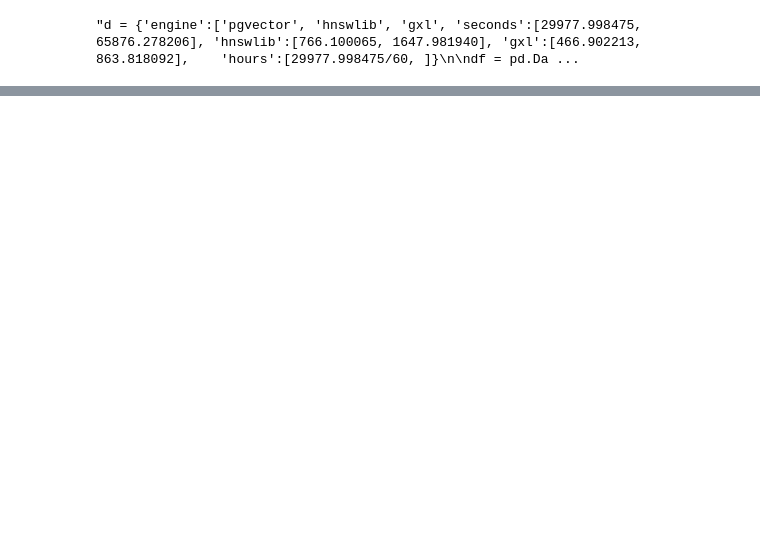
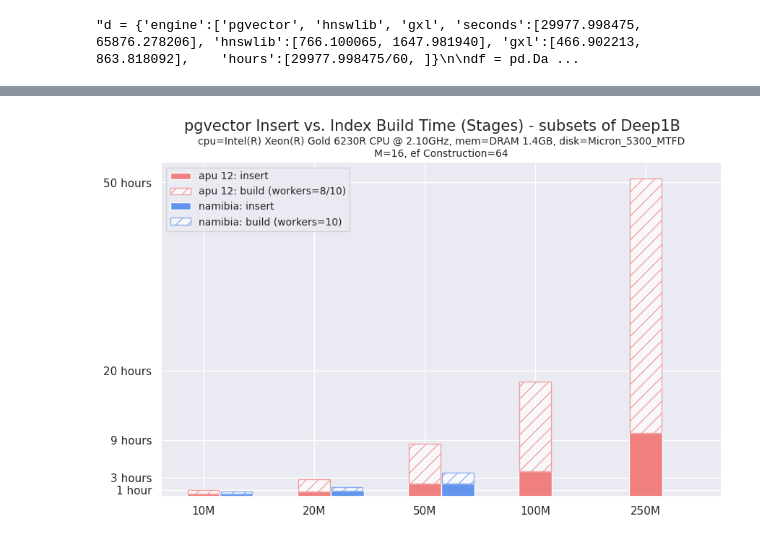
Before and after one commit to iamsabhoho/pgvector, a Jupyter notebook: gsi/analyze.ipynb, the cells around one changed output, grey strips where cells are left out. Cells and saved outputs as stored; diff of their text form; code cells hidden in the pictures; blank space fills up the shorter version.

```diff
--- a/gsi/analyze.ipynb
+++ b/gsi/analyze.ipynb
@@ -552,0 +529,88 @@ with sns.axes_style("white"):
+# %%
+# stacked
+# pgvector insert vs index build
+
+import seaborn as sns
+
+# data
+# apu 12
+insert_1 = np.array([1455.804854, 3002.124852, 7313.530771, 14609.566409, 36580.73947])
+build_1 = np.array([3787.477359-1455.804854, 9898.810132-3002.124852, 29977.998475-7313.530771, \
+    65876.278206-14609.566409, 182289.052372-36580.73947])
+
+# namibia
+# 10, 20, 50
+insert_2 = np.array([1466.91564, 3039.423637, 7340.483593, 0, 0])
+build_2 = np.array([1152, 2388, 6331, 0, 0])
+
+
+
+# data sizes
+sizes = ['10M', '20M', '50M', '100M', '250M']
+#percent = [round(1455.804854/3787.477359, 2), round(3002.124852/9898.810132, 2), round(7313.530771/29977.998475, 2), \
+    #round(14609.566409/65876.278206, 2), round(36580.73947/182289.052372, 2)]
+
+with sns.axes_style("white"):
+    sns.set_style("ticks")
+    sns.set_context("talk")
+    sns.set(rc={'figure.figsize':(10, 6)})
+
+    # plot details
+    bar_width = 0.3
+    epsilon = 0.015
+    line_width = 1
+    opacity = 0.7
+    v_pos = np.arange(len(insert_1))
+    gxl_pos = v_pos + bar_width
+    gxl_8_pos = gxl_pos + bar_width
+    gxl_15_pos = gxl_8_pos + bar_width
+
+    stacked_11 = plt.bar(v_pos, insert_1, bar_width, color='lightcoral', label='apu 12: insert')
+
+    stacked_12 = plt.bar(v_pos, build_1, bar_width-epsilon,
+                            bottom=insert_1, alpha=opacity, color='white', edgecolor='lightcoral',
+                            linewidth=line_width, hatch='//', label='apu 12: build (workers=8/10)')
+
+
+    stacked_21 = plt.bar(gxl_pos, insert_2, bar_width, color='cornflowerblue', label='namibia: insert')
+
+    stacked_22 = plt.bar(gxl_pos, build_2, bar_width-epsilon,
+                            bottom=insert_2, alpha=opacity, color='white', edgecolor='cornflowerblue',
+                            linewidth=line_width, hatch='//', label='namibia: build (workers=10)')
+
+
+    """for i in range(len(ax.patches)):
+        # 0, 1
+        for i in [0, 1, 2, 3, 4]:
+            patch = ax.patches[i]
+            lbl = round(patch.get_height()/3600, 1)
+            ax.text(patch.get_x() + patch.get_width()/2, patch.get_height(), '{} mins'.format(lbl),
+            verticalalignment='bottom', horizontalalignment='center')
+
+        # 2, 3
+        for i in [5, 6, 7]:
+            patch = ax.patches[i]
+            lbl = round(patch.get_height()/60, 1)
+            ax.text(patch.get_x() + patch.get_width()/2, patch.get_height(), '{} mins'.format(lbl),
+            verticalalignment='bottom', horizontalalignment='center')"""
+
+
+    # function to add value labels
+    def addlabels(x, y):
+        for i in range(len(x)):
+            plt.text(i, y[i], y[i], ha='center', va='bottom')
+
+    #addlabels(sizes, percent)
+
+    plt.xticks(np.arange(5), sizes)
+    plt.yticks([ 3600, 10800, 32400, 72000, 180000 ], ['1 hour', '3 hours', '9 hours', '20 hours', '50 hours'])
+    plt.legend(loc='best', fontsize=10)
+    sns.despine()
+
+    plt.suptitle('pgvector Insert vs. Index Build Time (Stages) - subsets of Deep1B', fontsize=15)
+    plt.title('cpu=Intel(R) Xeon(R) Gold 6230R CPU @ 2.10GHz, mem=DRAM 1.4GB, disk=Micron_5300_MTFD\nM=16, ef Construction=64', fontsize=10)
+
+    plt.savefig('results/vis/pgvector_insert_index_build.png', bbox_inches="tight")
+    plt.show()
+# %% [output]
+[figure, added]
```
Also changed, not shown: parts of 13 cells of this notebook.
